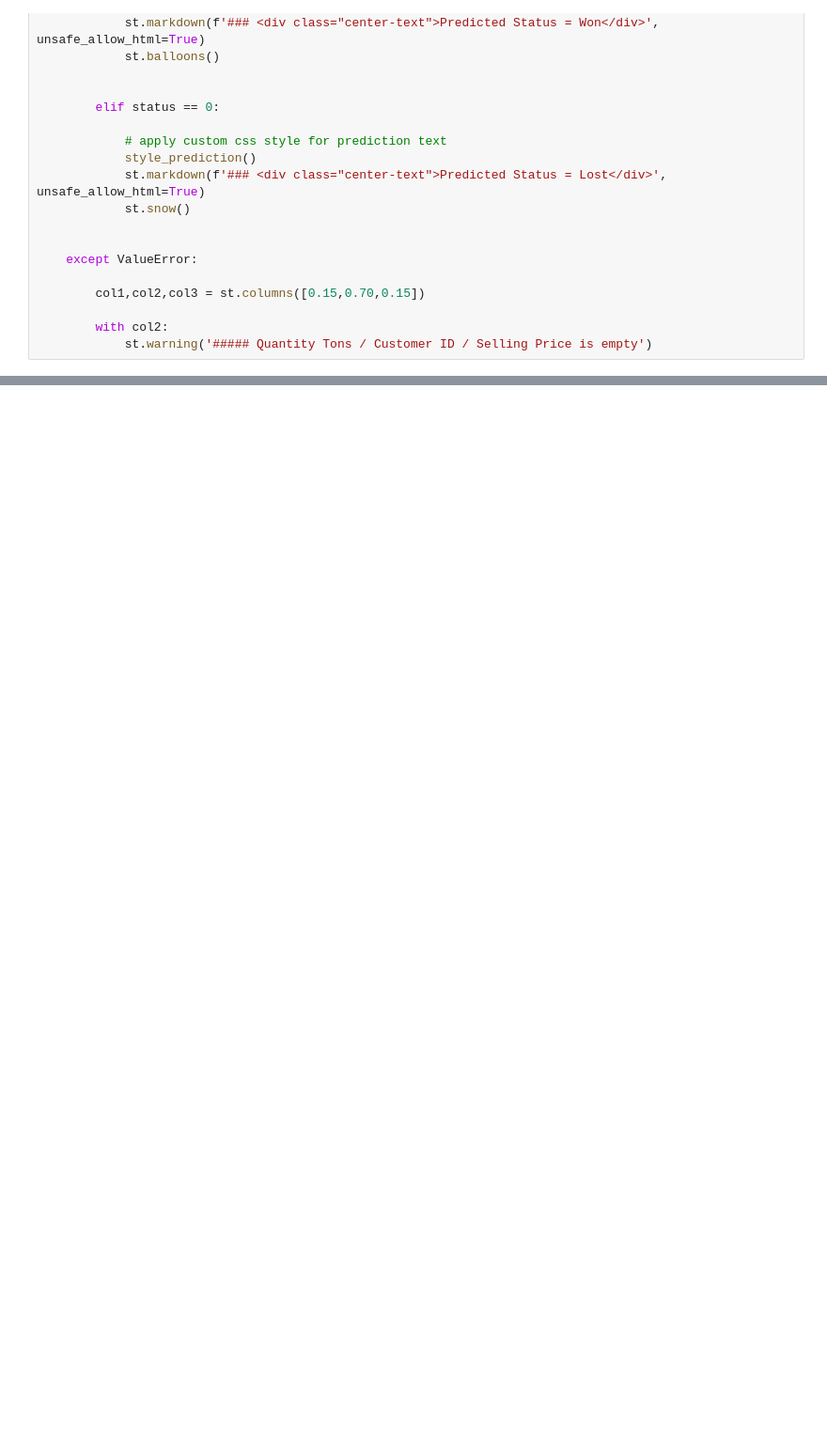
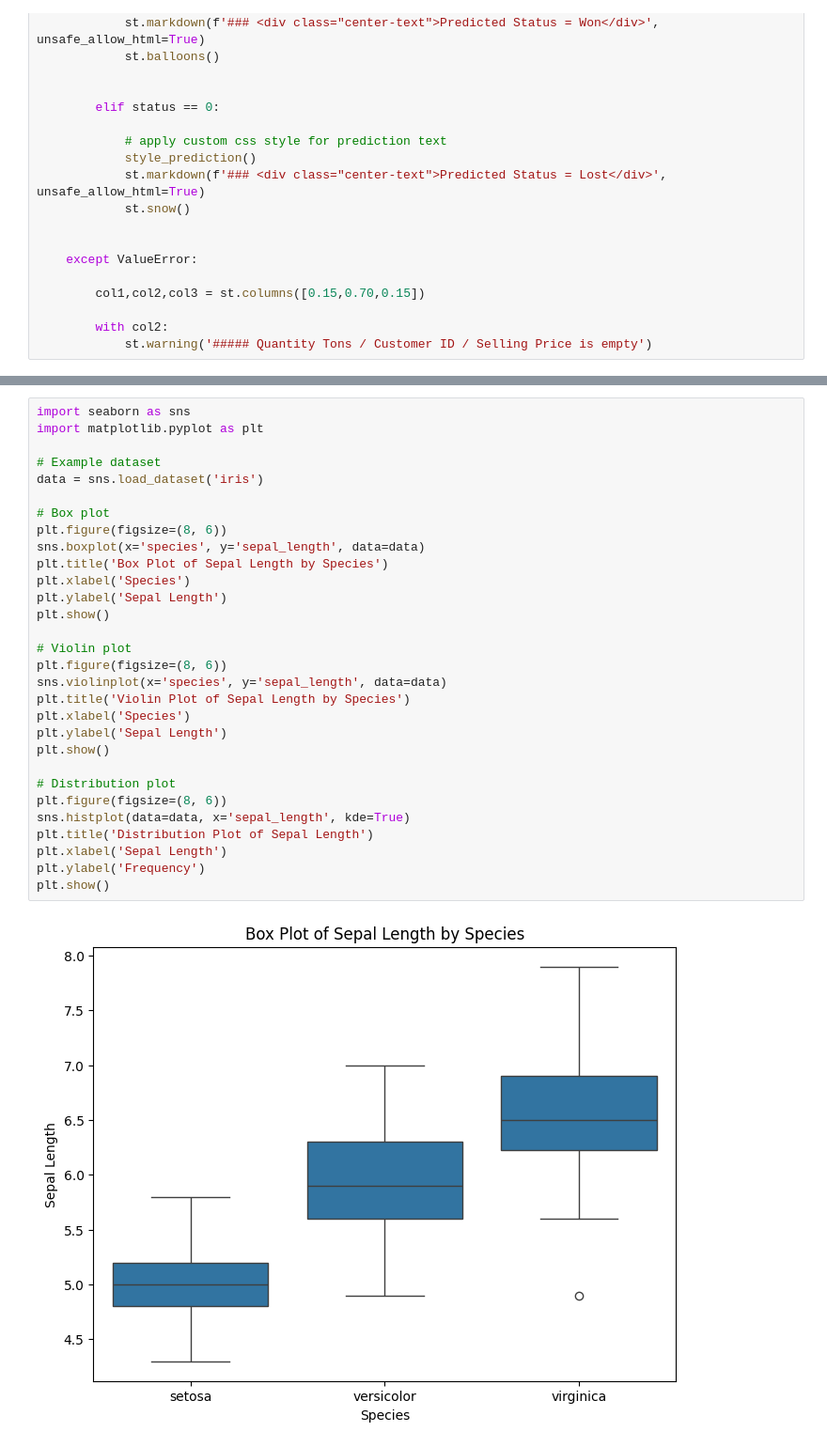
Before and after one commit to Hubertmeteor/Industrial-Copper-Modeling, a Jupyter notebook: copper_modelling_predict_status.ipynb, the cells around one changed output, grey strips where cells are left out. Shown: that part at 94% size. Saved outputs shown, nothing was run; the diff lists cells and outputs as text; blank space fills up the shorter version.

```diff
--- a/copper_modelling_predict_status.ipynb
+++ b/copper_modelling_predict_status.ipynb
@@ -324,0 +349,32 @@ with tab2:
+# %%
+import seaborn as sns
+import matplotlib.pyplot as plt
+
+# Example dataset
+data = sns.load_dataset('iris')
+
+# Box plot
+plt.figure(figsize=(8, 6))
+sns.boxplot(x='species', y='sepal_length', data=data)
+plt.title('Box Plot of Sepal Length by Species')
+plt.xlabel('Species')
+plt.ylabel('Sepal Length')
+plt.show()
+
+# Violin plot
+plt.figure(figsize=(8, 6))
+sns.violinplot(x='species', y='sepal_length', data=data)
+plt.title('Violin Plot of Sepal Length by Species')
+plt.xlabel('Species')
+plt.ylabel('Sepal Length')
+plt.show()
+
+# Distribution plot
+plt.figure(figsize=(8, 6))
+sns.histplot(data=data, x='sepal_length', kde=True)
+plt.title('Distribution Plot of Sepal Length')
+plt.xlabel('Sepal Length')
+plt.ylabel('Frequency')
+plt.show()
+# %% [output]
+[figure, added]
```
Also changed, not shown: parts of 2 cells of this notebook.
